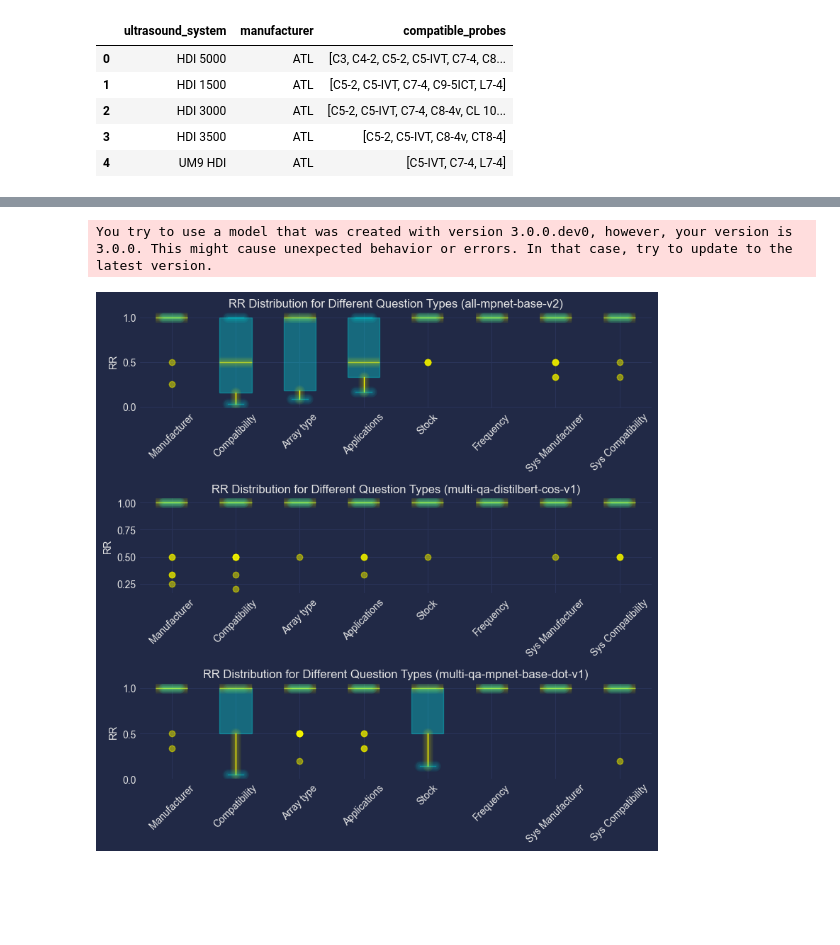
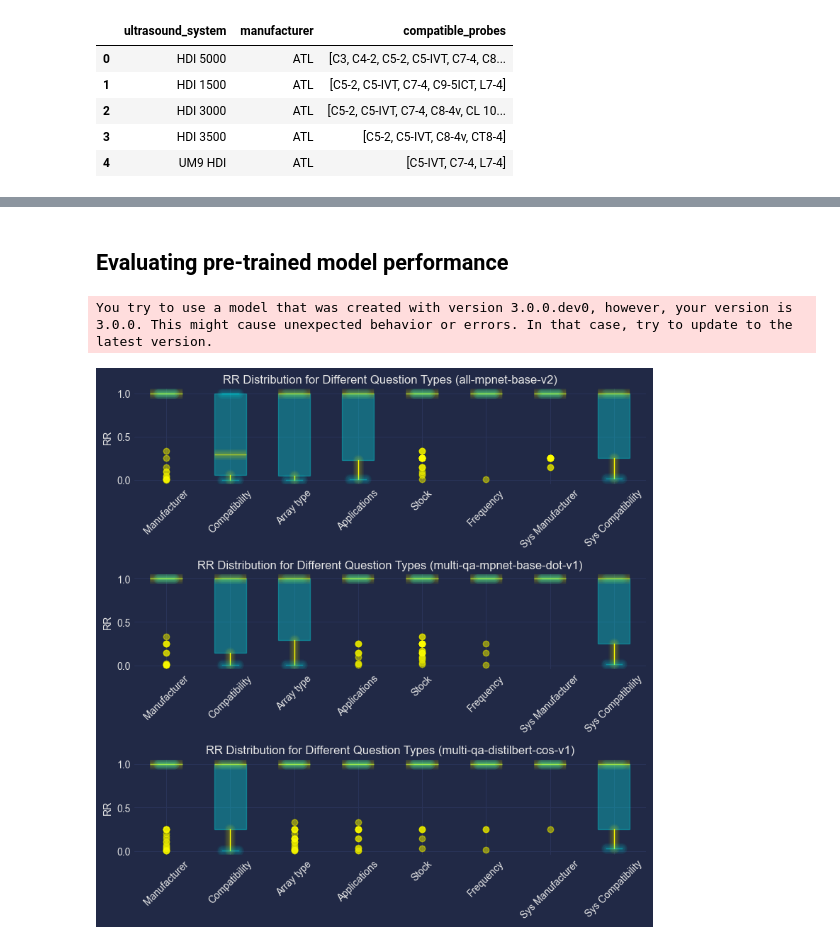
Before and after one commit to dennisvdang/QA-Retrieval-System, a Jupyter notebook: notebooks/qa_system.ipynb, the cells around one changed output, grey strips where cells are left out. Saved outputs shown, nothing was run; the diff lists cells and outputs as text; code cells hidden in the pictures; blank space fills up the shorter version.

```diff
--- a/notebooks/qa_system.ipynb
+++ b/notebooks/qa_system.ipynb
@@ -183,0 +389,5 @@ documents_df.head()
+# %%
+# Loading from Pickle
+fine_tuning_dataset = pd.read_pickle('../data/fine_tuning_dataset.pkl')
+fine_tuning_dataset = fine_tuning_dataset[fine_tuning_dataset['labels'] == 1.0]
+fine_tuning_dataset
@@ -183,0 +408,8 @@ documents_df.head()
+# %%
+
+tags_df = pd.read_csv("../data/questions_docs_tags.csv")
+tags_df = tags_df.drop(columns=['Unnamed: 0'])
+tags_df_unique = tags_df.groupby('content')['tags'].apply(lambda x: ','.join(x)).reset_index()
+merged_df = pd.merge(fine_tuning_dataset, tags_df_unique[['content', 'tags']], on='content', how='left')
+merged_df = merged_df[merged_df['labels'] == 1.0]
+merged_df
@@ -184,3 +430,5 @@ documents_df.head()
+# %% [markdown]
+## Evaluating pre-trained model performance
 # %%
 # Load the models
 models = {
@@ -193,20 +441,20 @@ models = {
 embeddings = {}
 for model_name, model in models.items():
     embeddings[model_name] = {
-        'content': model.encode(documents_df['content'].tolist(), convert_to_tensor=True, show_progress_bar=True),
-        'questions': model.encode(documents_df['questions'].tolist(), convert_to_tensor=True, show_progress_bar=True)
+        'content': model.encode(merged_df['content'].tolist(), convert_to_tensor=True, show_progress_bar=False),
+        'question': model.encode(merged_df['question'].tolist(), convert_to_tensor=True, show_progress_bar=False)
     }
 # %% [output]
 You try to use a model that was created with version 3.0.0.dev0, however, your version is 3.0.0. This might cause unexpected behavior or errors. In that case, try to update to the latest version.
 # %%
 def compute_rr(embeddings, ranking_method):
-    results_df = documents_df.copy()
+    results_df = merged_df.copy()
     results_df['absolute_rank'] = 0
     results_df['rr'] = 0.0
 
-    for i, question in enumerate(documents_df['questions']):
-        relevant_doc = documents_df['relevant_documents'].iloc[i]
-        query_emb = embeddings['questions'][i].unsqueeze(0)  # Add batch dimension
+    for i, question in enumerate(merged_df['question']):
+        relevant_doc = merged_df['content'].iloc[i]
+        query_emb = embeddings['question'][i].unsqueeze(0)  # Add batch dimension
 
         if ranking_method == 'dot_score':
             scores = util.dot_score(query_emb, embeddings['content'])[0].cpu().tolist()
@@ -214,7 +462,7 @@ def compute_rr(embeddings, ranking_method):
             scores = util.cos_sim(query_emb, embeddings['content'])[0].cpu().tolist()
 
         # Combine docs & scores
-        doc_score_pairs = list(zip(documents_df['content'], scores))
+        doc_score_pairs = list(zip(merged_df['content'], scores))
 
         # Sort by decreasing score
         doc_score_pairs = sorted(doc_score_pairs, key=lambda x: x[1], reverse=True)
@@ -242,46 +490,40 @@ results = {
     'multi-qa-distilbert-cos-v1': compute_rr(embeddings['multi-qa-distilbert-cos-v1'], 'cos_sim')
 }
 # %%
-import mplcyberpunk
-
-# Set the style to cyberpunk
-plt.style.use("cyberpunk")
-
 # Define the order of models
-model_order = ['all-mpnet-base-v2', 'multi-qa-distilbert-cos-v1', 'multi-qa-mpnet-base-dot-v1']
+model_order = ['all-mpnet-base-v2', 'multi-qa-mpnet-base-dot-v1', 'multi-qa-distilbert-cos-v1']
 
 # Filter RR values for different 'probes' and 'systems' question types
 probe_types = ['manufacturer', 'compatibility', 'array type', 'applications', 'stock', 'frequency']
 system_types = ['manufacturer', 'compatibility']
 
 results_rr_by_type = {key: {ptype: df[df['tags'].apply(lambda x: 'probes' in x and ptype in x)]['rr'].dropna() for ptype in probe_types} for key, df in results.items()}
 
 # Add 'systems' question types to the results
 for key, df in results.items():
     results_rr_by_type[key].update({f'systems_{stype}': df[df['tags'].apply(lambda x: 'systems' in x and stype in x)]['rr'].dropna() for stype in system_types})
 
 # Define the complete list of question types
 all_types = probe_types + [f'systems_{stype}' for stype in system_types]
 labels = [ptype.capitalize() for ptype in probe_types] + [f'Sys {stype.capitalize()}' for stype in system_types]
 
 # Create the boxplot
 fig, ax = plt.subplots(len(model_order), 1, figsize=(8, 8))  # Adjust the figure size
 
 for i, model_key in enumerate(model_order):
     rr_by_type = results_rr_by_type[model_key]
     data = [rr_by_type[ptype] for ptype in all_types if ptype in rr_by_type]
     box = ax[i].boxplot(data, vert=True, patch_artist=True, medianprops=dict(color='yellow', alpha=0.5), boxprops=dict(facecolor='cyan', alpha=0.3, edgecolor='cyan'), capprops=dict(color='cyan', alpha=0.3), whiskerprops=dict(color='yellow'), flierprops=dict(markeredgecolor='yellow', markerfacecolor='yellow', alpha=0.3))
     ax[i].set_xticklabels(labels, rotation=45)
     ax[i].set_ylabel('RR')
     ax[i].set_title(f'RR Distribution for Different Question Types ({model_key})')
 
     mplcyberpunk.make_lines_glow(ax[i])
 
 plt.tight_layout()
-plt.savefig('../images/boxplot.png', dpi=96, bbox_inches='tight')
 plt.show()
 # %% [output]
-[figure, old version]
+[figure, new version]
 # %%
 # Calculate means and standard errors
 mean_rr_by_type = {}
```
Also changed, not shown: parts of 31 cells of this notebook, 44 other files.
